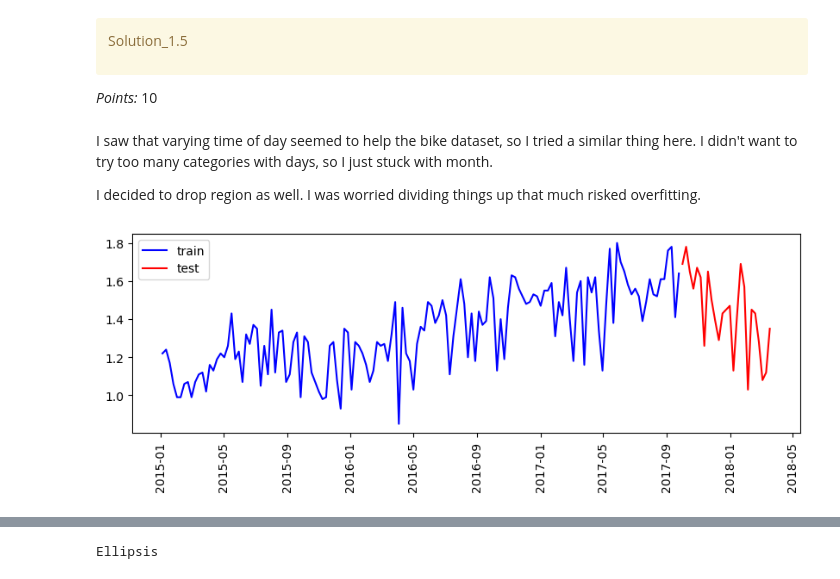
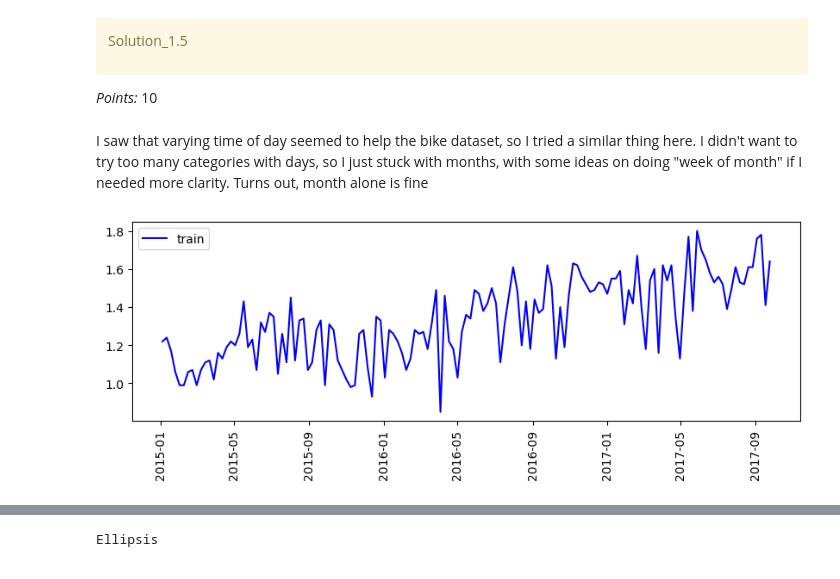
Before and after one commit to luciancahil/330HW8, a Jupyter notebook: hw8.ipynb, the cells around one changed output, grey strips where cells are left out. Saved outputs shown, nothing was run; the diff lists cells and outputs as text; code cells hidden in the pictures.

Commit message:
regions

```diff
--- a/hw8.ipynb
+++ b/hw8.ipynb
@@ -401,24 +401,19 @@ Solution_1.5
 
 _Points:_ 10
 # %% [markdown]
-I saw that varying time of day seemed to help the bike dataset, so I tried a similar thing here. I didn't want to try too many categories with days, so I just stuck with month.
-
-I decided to drop region as well. I was worried dividing things up that much risked overfitting.
+I saw that varying time of day seemed to help the bike dataset, so I tried a similar thing here. I didn't want to try too many categories with days, so I just stuck with months, with some ideas on doing "week of month" if I needed more clarity. Turns out, month alone is fine
 # %%
 plt.figure(figsize=(10, 3))
 
 train_Y = df_train[df_train['region'] == 'Albany'][df_train['type'] == 'conventional']['AveragePrice']
 train_X = df_train[df_train['region'] == 'Albany'][df_train['type'] == 'conventional']['Date']
-test_Y = df_test[df_test['region'] == 'Albany'][df_test['type'] == 'conventional']['AveragePrice']
-test_X = df_test[df_test['region'] == 'Albany'][df_test['type'] == 'conventional']['Date']
 
 
 plt.plot(train_X, train_Y, "b", label="train")
-plt.plot(test_X, test_Y, "r", label="test")
 plt.xticks(rotation="vertical")
 plt.legend();
 # %% [output]
-[figure, old version]
+[figure, new version]
 # %%
 copied_train = df_train.copy()
 
```
Also changed, not shown: parts of 9 cells of this notebook, 1 other file.
